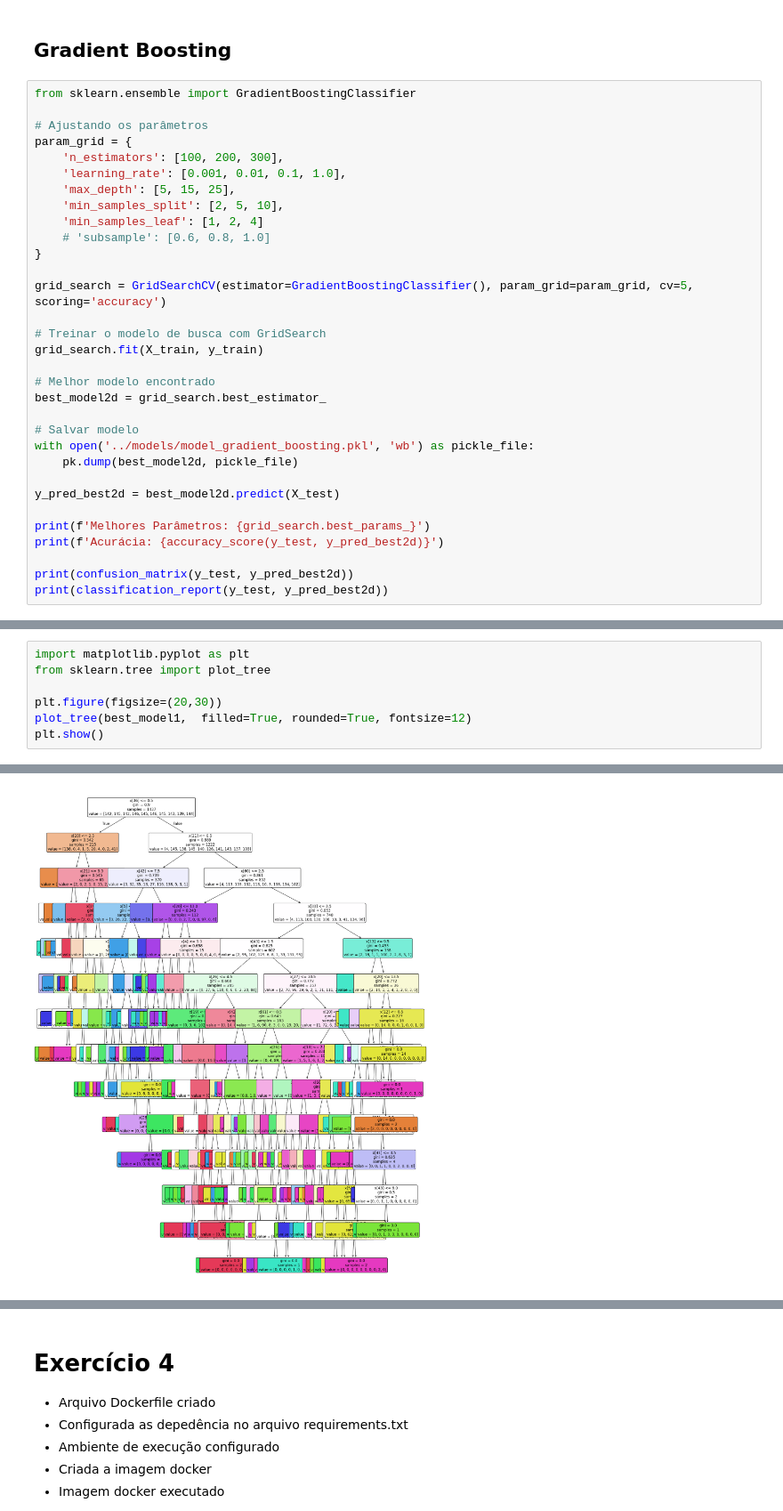
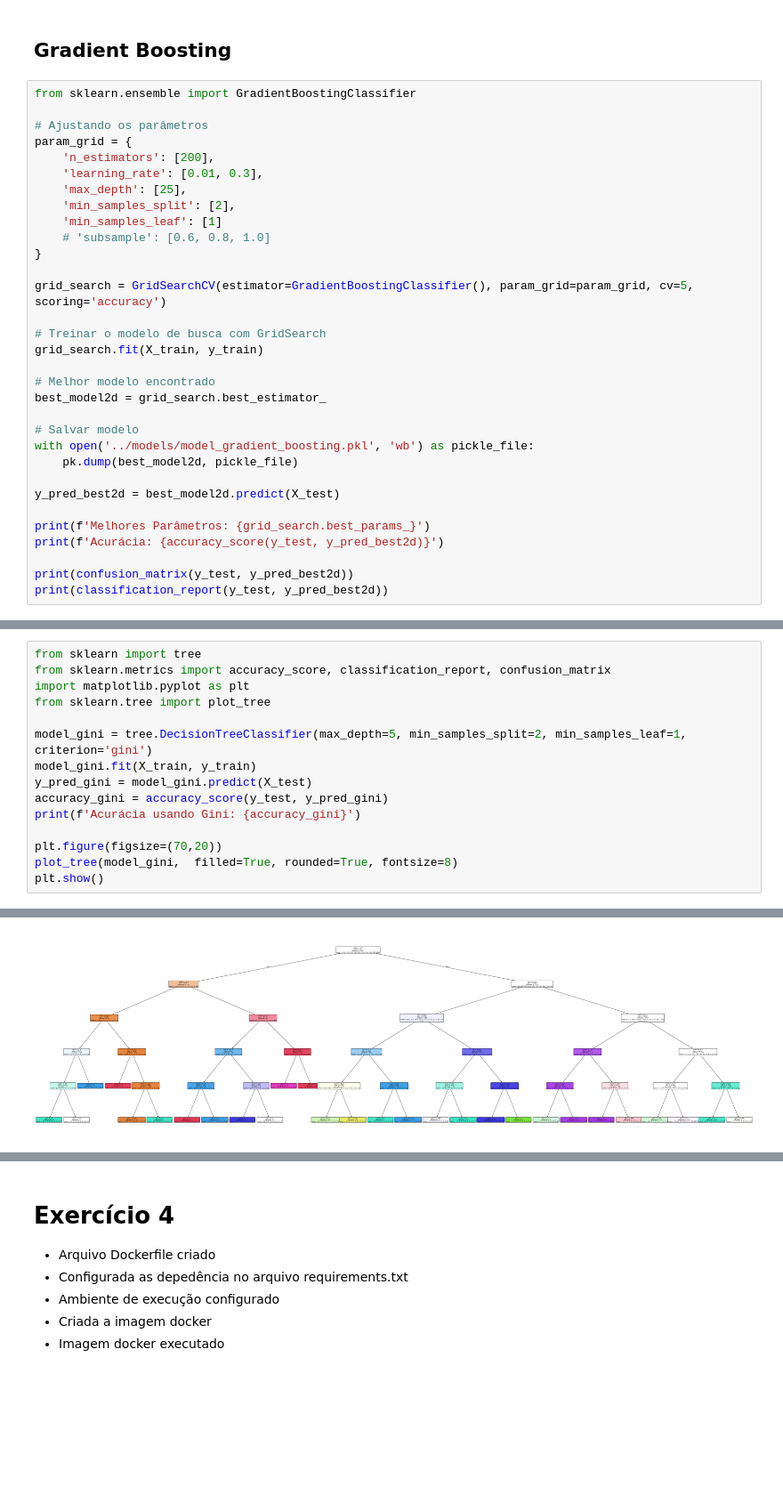
Before and after one commit to lcdmendes/mba-deeplearning-iad-006-2024-public, a Jupyter notebook: notebooks/começar_por_aqui.ipynb, the cells around one changed output, grey strips where cells are left out. Shown at 89% size. Cells and saved outputs as stored; diff of their text form; blank space fills up the shorter version.

```diff
--- a/notebooks/começar_por_aqui.ipynb
+++ b/notebooks/começar_por_aqui.ipynb
@@ -287,11 +284,11 @@ from sklearn.ensemble import GradientBoostingClassifier
 
 # Ajustando os parâmetros
 param_grid = {
-    'n_estimators': [100, 200, 300],
-    'learning_rate': [0.001, 0.01, 0.1, 1.0],
-    'max_depth': [5, 15, 25],
-    'min_samples_split': [2, 5, 10],
-    'min_samples_leaf': [1, 2, 4]
+    'n_estimators': [200],
+    'learning_rate': [0.01, 0.3],
+    'max_depth': [25],
+    'min_samples_split': [2],
+    'min_samples_leaf': [1]
     # 'subsample': [0.6, 0.8, 1.0]
 }
 
@@ -321,8 +340,16 @@ Para ficar mais visível, vamos implementar a árvore de decisão com max_depth
 # %%
+from sklearn import tree
+from sklearn.metrics import accuracy_score, classification_report, confusion_matrix
 import matplotlib.pyplot as plt
 from sklearn.tree import plot_tree
 
-plt.figure(figsize=(20,30))
-plot_tree(best_model1,  filled=True, rounded=True, fontsize=12)
+model_gini = tree.DecisionTreeClassifier(max_depth=5, min_samples_split=2, min_samples_leaf=1, criterion='gini')
+model_gini.fit(X_train, y_train)
+y_pred_gini = model_gini.predict(X_test)
+accuracy_gini = accuracy_score(y_test, y_pred_gini)
+print(f'Acurácia usando Gini: {accuracy_gini}')
+
+plt.figure(figsize=(70,20))
+plot_tree(model_gini,  filled=True, rounded=True, fontsize=8)
 plt.show()
 # %% [output]
@@ -329 +357 @@ plt.show()
-[figure, old version]
+[figure, new version]
```
Also changed, not shown: parts of 11 cells of this notebook, 5 other files.
